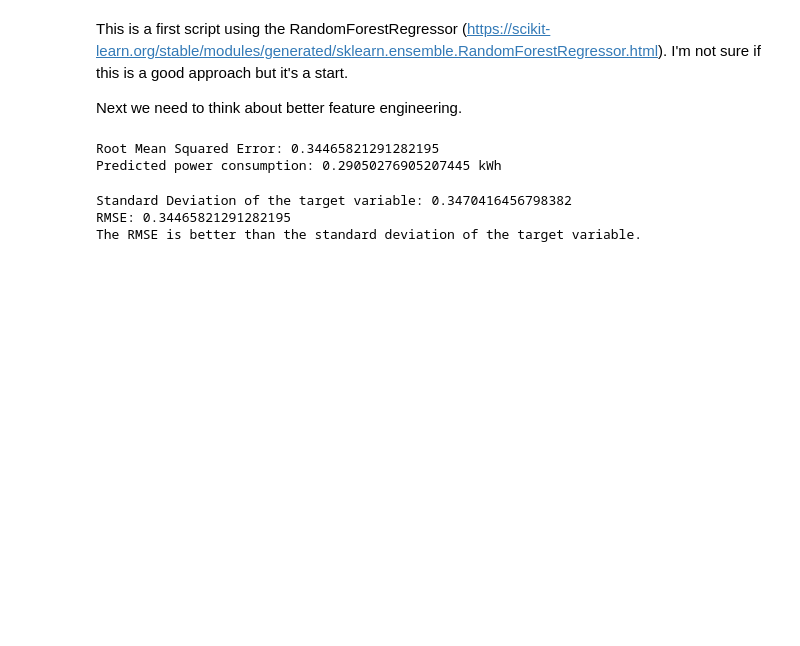
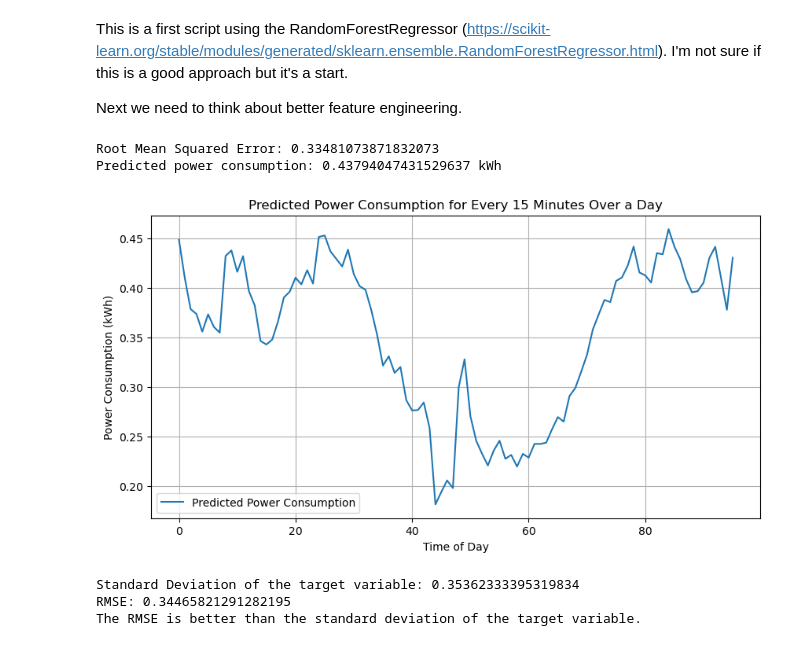
Before and after one commit to ricost97/Business-Analytics-Smartmeter, a Jupyter notebook: Script.ipynb, the cells around one changed output. Cells and saved outputs as stored; diff of their text form; code cells hidden in the pictures; blank space fills up the shorter version.

Commit message:
Added feature and plotting

```diff
--- a/Script.ipynb
+++ b/Script.ipynb
@@ -8,43 +8,78 @@ from sklearn.model_selection import train_test_split
 from sklearn.ensemble import RandomForestRegressor
 from sklearn.metrics import mean_squared_error
 import numpy as np
+import matplotlib.pyplot as plt
 
 # Load data, make sure that you set the correct file path
 data = pd.read_csv('VO344_P40_export_20230301_20240326.csv', delimiter=';')
+
+# Select all SM with complete data
+clean_sm = pd.read_csv('CleanSmartmeterData.csv', delimiter=',')
+data = data[data['PROFILE'].isin(clean_sm['PROFILE'])]
 
 # Convert DATEFROM and TIMEFROM into a single datetime column
 data['datetime'] = pd.to_datetime(data['DATEFROM'] + ' ' + data['TIMEFROM'])
 
 # Feature Engineering, this part needs more work
-data['hour'] = data['datetime'].dt.hour
-data['day_of_week'] = data['datetime'].dt.dayofweek
+data['minute'] = data['datetime'].dt.minute # Minute
+data['hour'] = data['datetime'].dt.hour # Hour of day
+data['day_of_week'] = data['datetime'].dt.dayofweek # Weekday
+data['season'] = data['datetime'].dt.quarter # Season
 
 # Select features and target
-X = data[['hour', 'day_of_week']]
+X = data[['hour', 'minute', 'day_of_week', 'season']]
 y = data['VALUE']
 
 # Split data into training and testing sets
 X_train, X_test, y_train, y_test = train_test_split(X, y, test_size=0.2, random_state=42)
 
 # Initialize and train the model with https://scikit-learn.org/stable/modules/generated/sklearn.ensemble.RandomForestRegressor.html
 model = RandomForestRegressor(n_estimators=100, random_state=42)
 model.fit(X_train, y_train)
 
 # Make predictions
 predictions = model.predict(X_test)
 
 # Evaluate the model
 mse = mean_squared_error(y_test, predictions)
 rmse = np.sqrt(mse)
 print(f'Root Mean Squared Error: {rmse}')
 
 # Predict a new data point at 2 AM on a Monday
-new_data = pd.DataFrame({'hour': [2], 'day_of_week': [0]})
+new_data = pd.DataFrame({'hour': [2], 'minute': [15], 'day_of_week': [0], 'season': [1]})
 new_prediction = model.predict(new_data)
 print(f'Predicted power consumption: {new_prediction[0]} kWh')
+
+# Generate data points for an entire day in 15-minute intervals
+intervals_per_hour = 4
+hours = np.repeat(np.arange(24), intervals_per_hour)
+minutes = np.tile(np.arange(0, 60, 15), 24)
+day_of_week = np.zeros(24 * intervals_per_hour)  # Assuming Monday (day_of_week = 0)
+
+new_data = pd.DataFrame({
+    'hour': hours,
+    'minute': minutes,
+    'day_of_week': day_of_week,
+    'season': 1
+})
+
+# Predict the whole day
+day_predictions = model.predict(new_data)
+
+# Plotting
+plt.figure(figsize=(10, 5))
+plt.plot(day_predictions, label='Predicted Power Consumption')
+# plt.xticks(ticks=np.arange(0, 96, 4), labels=[f'{i}:00' for i in range(24)])
+plt.xlabel('Time of Day')
+plt.ylabel('Power Consumption (kWh)')
+plt.title('Predicted Power Consumption for Every 15 Minutes Over a Day')
+plt.grid(True)
+plt.legend()
+plt.show()
 # %% [output]
-Root Mean Squared Error: 0.34465821291282195
-Predicted power consumption: 0.29050276905207445 kWh
+Root Mean Squared Error: 0.33481073871832073
+Predicted power consumption: 0.43794047431529637 kWh
+[figure, added]
 # %%
 # Compute standart deviation of value
 standard_deviation = np.std(y)
@@ -57,6 +92,6 @@ print(f'RMSE: {rmse}')
 comparison = "better" if rmse < standard_deviation else "worse"
 print(f'The RMSE is {comparison} than the standard deviation of the target variable.')
 # %% [output]
-Standard Deviation of the target variable: 0.3470416456798382
+Standard Deviation of the target variable: 0.35362333395319834
 RMSE: 0.34465821291282195
 The RMSE is better than the standard deviation of the target variable.
```
